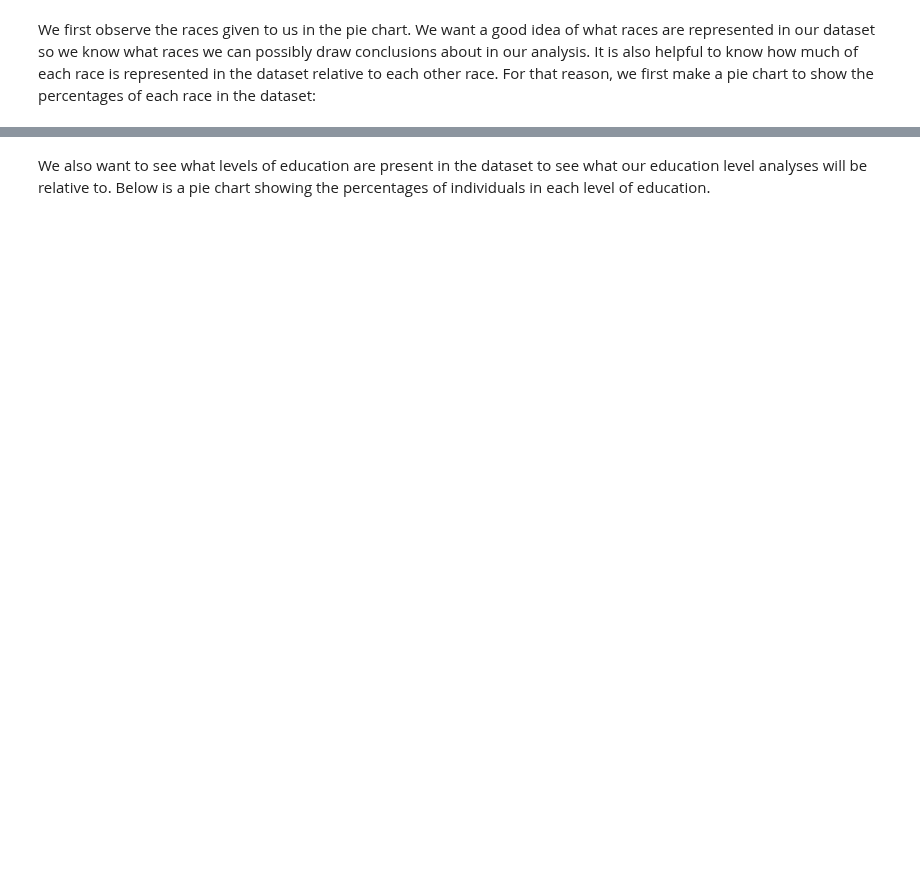
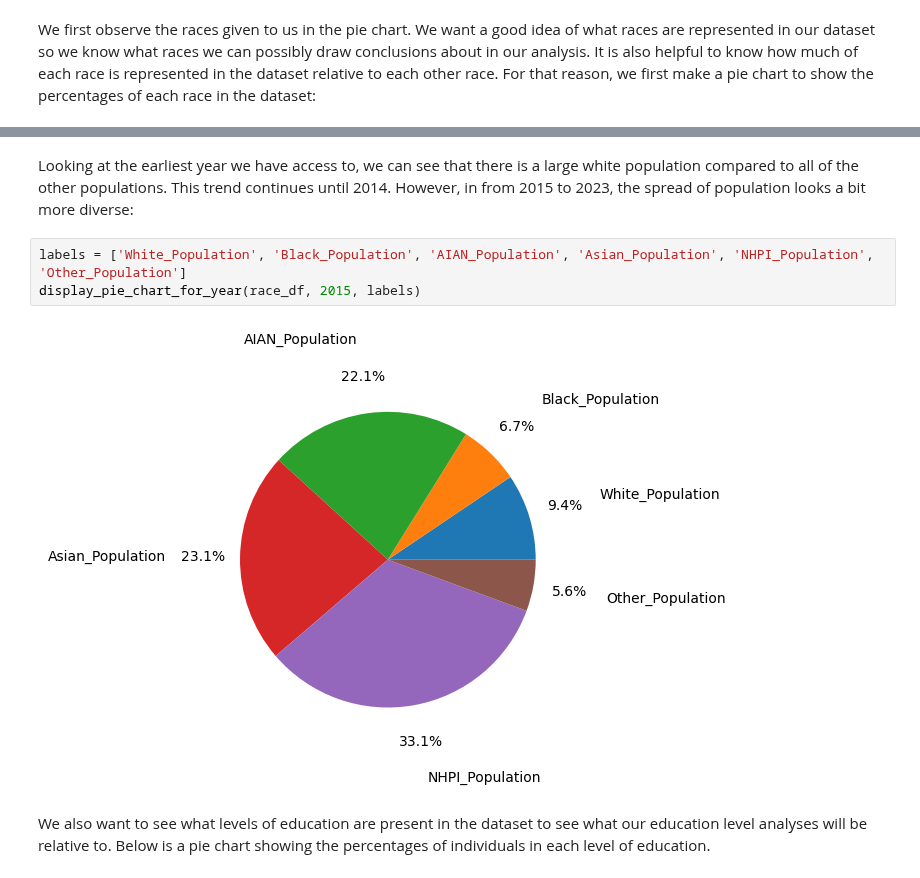
Before and after one commit to Matty67889/info-2950-project, a Jupyter notebook: Main.ipynb, the cells around one changed output, grey strips where cells are left out. Drawn from its saved outputs; the diff is of its cells as text; blank space fills up the shorter version.

```diff
--- a/Main.ipynb
+++ b/Main.ipynb
@@ -59,3 +73,10 @@ plt.show()
+# %% [markdown]
+Looking at the earliest year we have access to, we can see that there is a large white population compared to all of the other populations. This trend continues until 2014. However, in from 2015 to 2023, the spread of population looks a bit more diverse:
+# %%
+labels = ['White_Population', 'Black_Population', 'AIAN_Population', 'Asian_Population', 'NHPI_Population', 'Other_Population']
+display_pie_chart_for_year(race_df, 2015, labels)
+# %% [output]
+[figure, added]
 # %% [markdown]
 We also want to see what levels of education are present in the dataset to see what our education level analyses will be relative to. Below is a pie chart showing the percentages of individuals in each level of education.
 # %%
```
Also changed, not shown: parts of 11 cells of this notebook.
